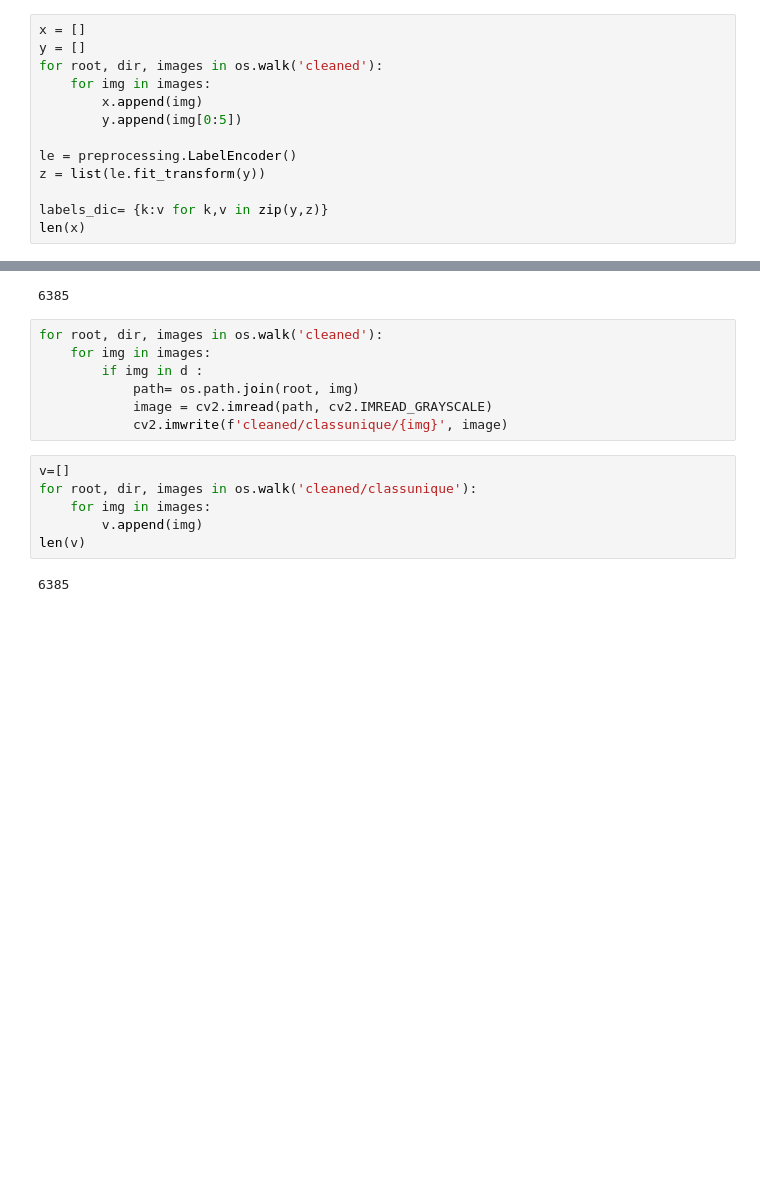
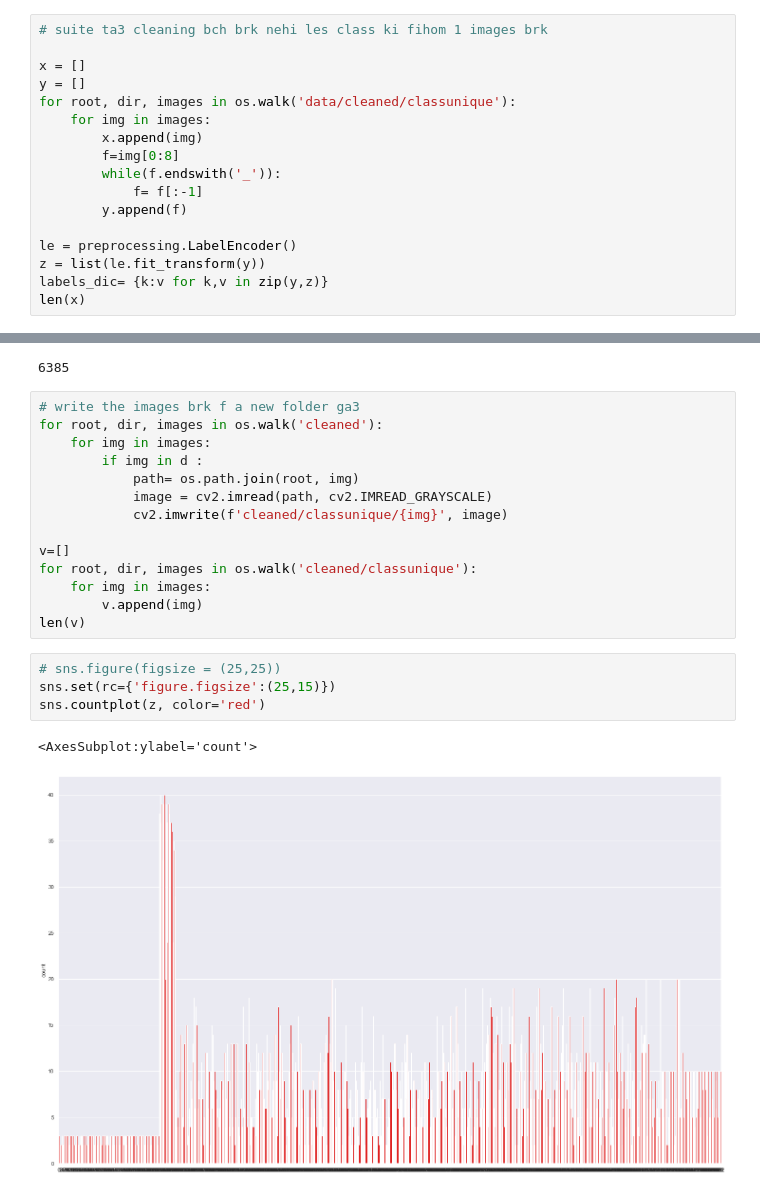
Before and after one commit to maroirek/Iris-Segmentation, a Jupyter notebook: datacleaning.ipynb, the cells around one changed output, grey strips where cells are left out. Saved outputs shown, nothing was run; the diff lists cells and outputs as text; blank space fills up the shorter version.

Commit message:
Data cleaning + augmentation + test cross validation

```diff
--- a/datacleaning.ipynb
+++ b/datacleaning.ipynb
@@ -29,16 +30,20 @@ def data_clean(old_path, new_path, data_elim, datacleaned):
                     data_elim(imag,label , datacleaned, new_path, img)
     return datacleaned
 # %%
+# suite ta3 cleaning bch brk nehi les class ki fihom 1 images brk
+
 x = []
 y = []
-for root, dir, images in os.walk('cleaned'):
+for root, dir, images in os.walk('data/cleaned/classunique'):
     for img in images:
         x.append(img)
-        y.append(img[0:5])
+        f=img[0:8]
+        while(f.endswith('_')):
+            f= f[:-1]
+        y.append(f)
 
 le = preprocessing.LabelEncoder()
 z = list(le.fit_transform(y))
-
 labels_dic= {k:v for k,v in zip(y,z)}
 len(x)
 # %% [output]
@@ -56,18 +58,24 @@ print(len(d))
 # %% [output]
 6385
 # %%
+# write the images brk f a new folder ga3
 for root, dir, images in os.walk('cleaned'):
     for img in images:
         if img in d :
             path= os.path.join(root, img)
             image = cv2.imread(path, cv2.IMREAD_GRAYSCALE)
             cv2.imwrite(f'cleaned/classunique/{img}', image)
+
+v=[]
+for root, dir, images in os.walk('cleaned/classunique'):
+    for img in images:
+        v.append(img)
+len(v)
-# %%
-v=[]
-for root, dir, images in os.walk('cleaned/classunique'):
-    for img in images:
-        v.append(img)
-len(v)
-# %% [output]
-6385
+# %%
+# sns.figure(figsize = (25,25))
+sns.set(rc={'figure.figsize':(25,15)})
+sns.countplot(z, color='red')
+# %% [output]
+<AxesSubplot:ylabel='count'>
+[figure, added]
 # %%
```
Also changed, not shown: parts of 8 cells of this notebook, 1 other file.
